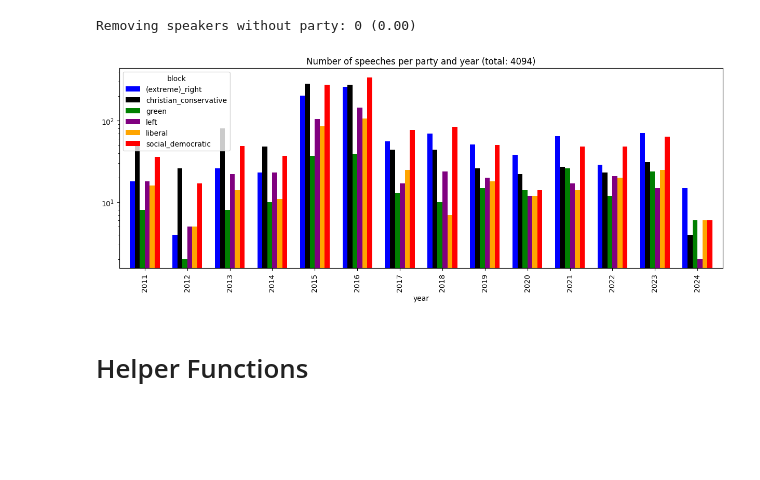
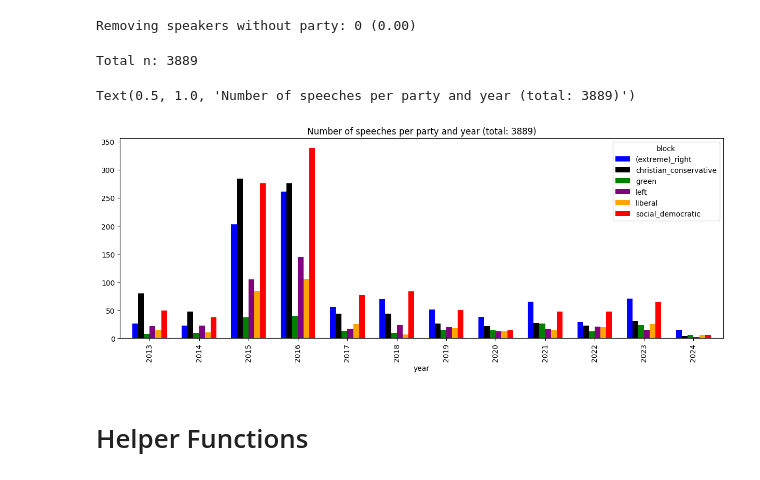
Before and after one commit to derkleinejakob/dataliteracy25, a Jupyter notebook: yearly_anaylsis_jakobsversion.ipynb, the cells around one changed output. Drawn from its saved outputs; the diff is of its cells as text; code cells hidden in the pictures; blank space fills up the shorter version.

```diff
--- a/yearly_anaylsis_jakobsversion.ipynb
+++ b/yearly_anaylsis_jakobsversion.ipynb
@@ -39,7 +39,7 @@ df = process_df(df)
 Removing speakers without party: 0 (0.00)
 # %%
 df = df[(df['text'].str.len() < 1_300) & (df['text'].str.len() > 700)]
-df = df[df["year"] > 2010]
+df = df[df["year"] > 2012]
 # %%
 def medioid(embedding):
     embedding = np.stack(embedding)
@@ -55,11 +55,14 @@ AGGREGATION_VARIABLE = "block"
 AGGREGATION_METHOD = mean
 color_map = color_maps[AGGREGATION_VARIABLE]
 # %%
+print("Total n:", len(df))
 ax = df.groupby(["year", AGGREGATION_VARIABLE]).size().unstack().plot(kind="bar", stacked=False, figsize=(15, 5), width=0.7, color=color_map)
 ax.set_title(f"Number of speeches per party and year (total: {len(df)})")
-ax.set_yscale("log")
+# ax.set_yscale("log")
 # %% [output]
+Total n: 3889
+Text(0.5, 1.0, 'Number of speeches per party and year (total: 3889)')
-[figure, old version]
+[figure, new version]
 # %% [markdown]
 # Helper Functions
 # %%
```
Also changed, not shown: parts of 5 cells of this notebook, 4 other files.
